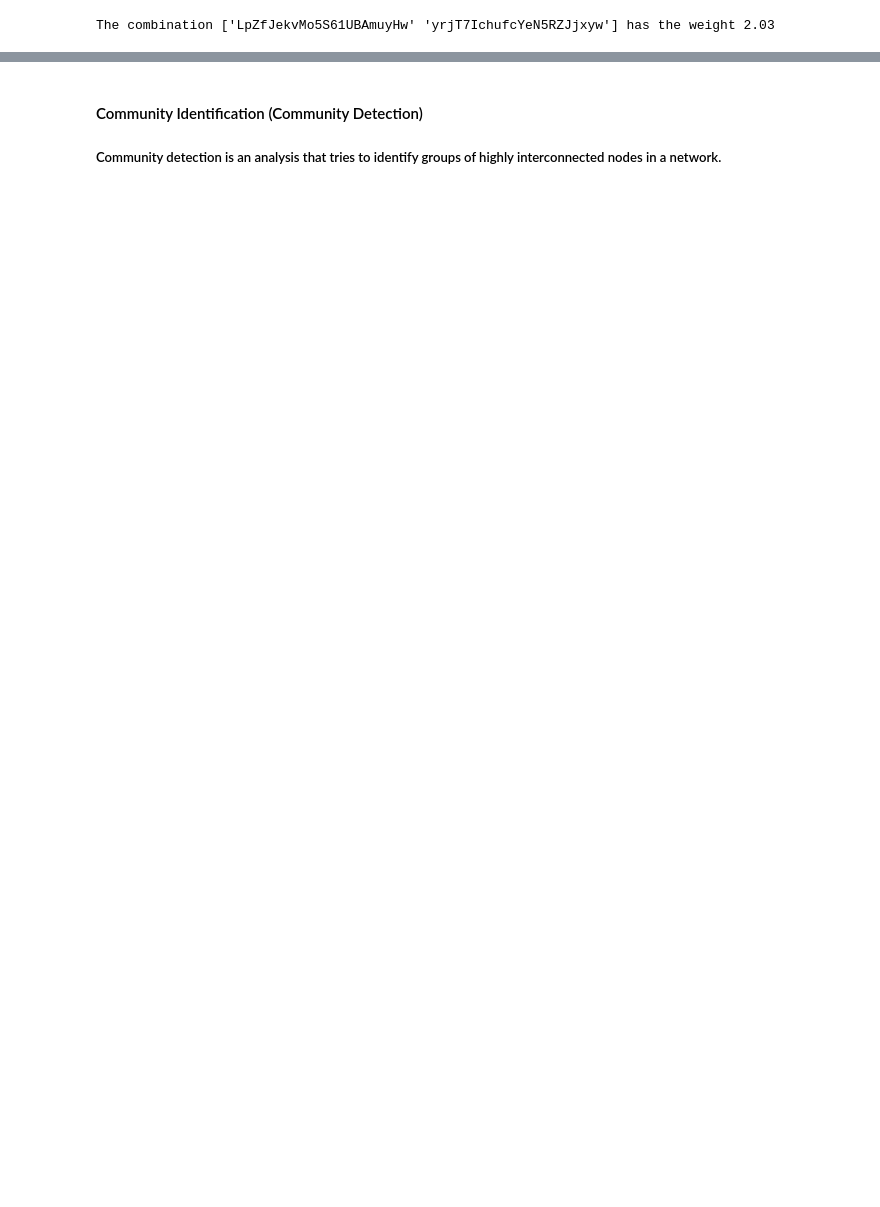
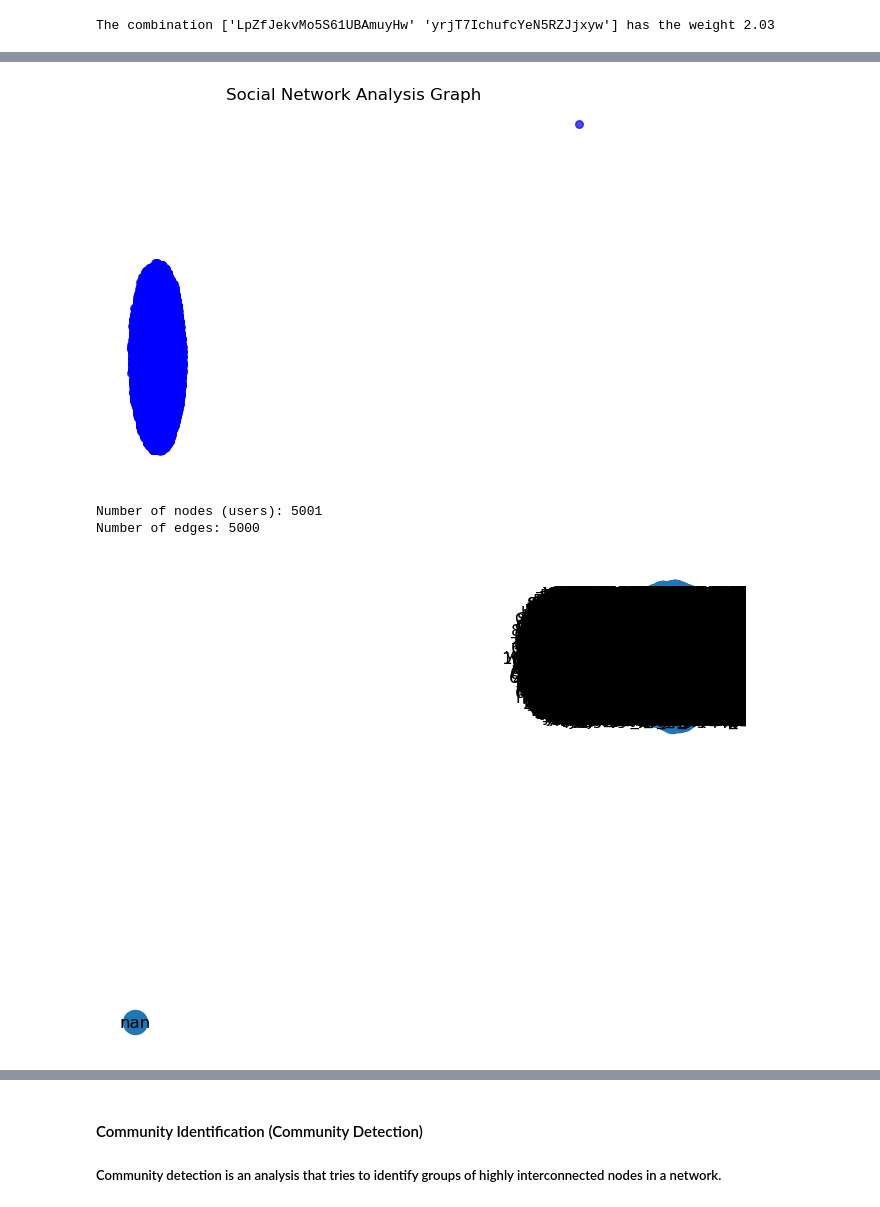
Before and after one commit to PPortela00/Recommendation-System---, a Jupyter notebook: RS&SNA/notebook.ipynb, the cells around one changed output, grey strips where cells are left out. Saved outputs shown, nothing was run; the diff lists cells and outputs as text; code cells hidden in the pictures; blank space fills up the shorter version.

```diff
--- a/RS&SNA/notebook.ipynb
+++ b/RS&SNA/notebook.ipynb
@@ -451,7 +483,7 @@ from itertools import combinations
 unique_users = sna_df['user_id'].unique()
 user_combinations = np.array(list(combinations(unique_users, 2)))
 # %%
-n = 1000000  # Replace with the desired number of combinations to select
+n = 5000  # Replace with the desired number of combinations to select
 # Select the first 'n' combinations
 selected_combinations = user_combinations[:n]
 
@@ -510,0 +515,44 @@ NameError: name 'sna_df' is not defined
+# %%
+# Create a new graph
+G = nx.Graph()
+
+# Add nodes (users) to the graph
+for user_id in sna_df['user_id'].unique():
+    if not G.has_node(user_id):
+        G.add_node(user_id)
+
+# Add edges with weights calculated based on the selected combinations
+for i, (user1_id, user2_id) in enumerate(selected_combinations):
+    weight_value = weights[i] # Get the weight corresponding to the current combination
+    G.add_edge(user1_id, user2_id, weight=weight_value)
+
+
+# Visualize the graph
+pos = nx.spring_layout(G)  # Layout algorithm (you can choose other layouts)
+# Draw nodes as dots without labels
+nx.draw_networkx_nodes(G, pos, node_size=30, node_color='b', alpha=0.7)
+# Draw edges
+nx.draw_networkx_edges(G, pos, alpha=0.5)
+plt.axis('off')  # Turn off axis labels
+plt.title("Social Network Analysis Graph")
+plt.show()
+
+
+# Display information about the graph
+print(f"Number of nodes (users): {G.number_of_nodes()}")
+print(f"Number of edges: {G.number_of_edges()}")
+
+# Visualize the network (optional)
+pos = nx.spring_layout(G)
+nx.draw(G, pos, with_labels=True)
+plt.show()
+
+# Go through all the edges and print the pairs of user IDs with connection weight
+for user1_id, user2_id, data in G.edges(data=True):
+    weight_value = data['weight']
+    print(f"Connection between user {user1_id} and user {user2_id}, weight: {weight_value}")
+# %% [output]
+[figure, added]
+Number of nodes (users): 5001
+Number of edges: 5000
+[figure, added]
```
Also changed, not shown: parts of 17 cells of this notebook.
